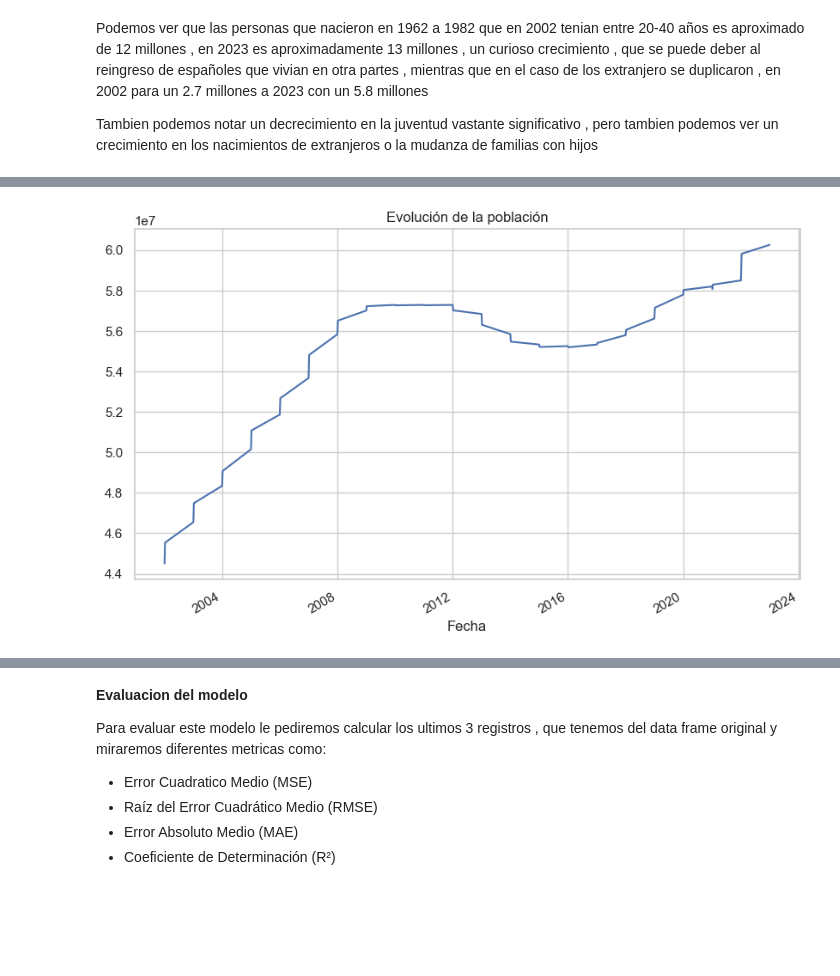
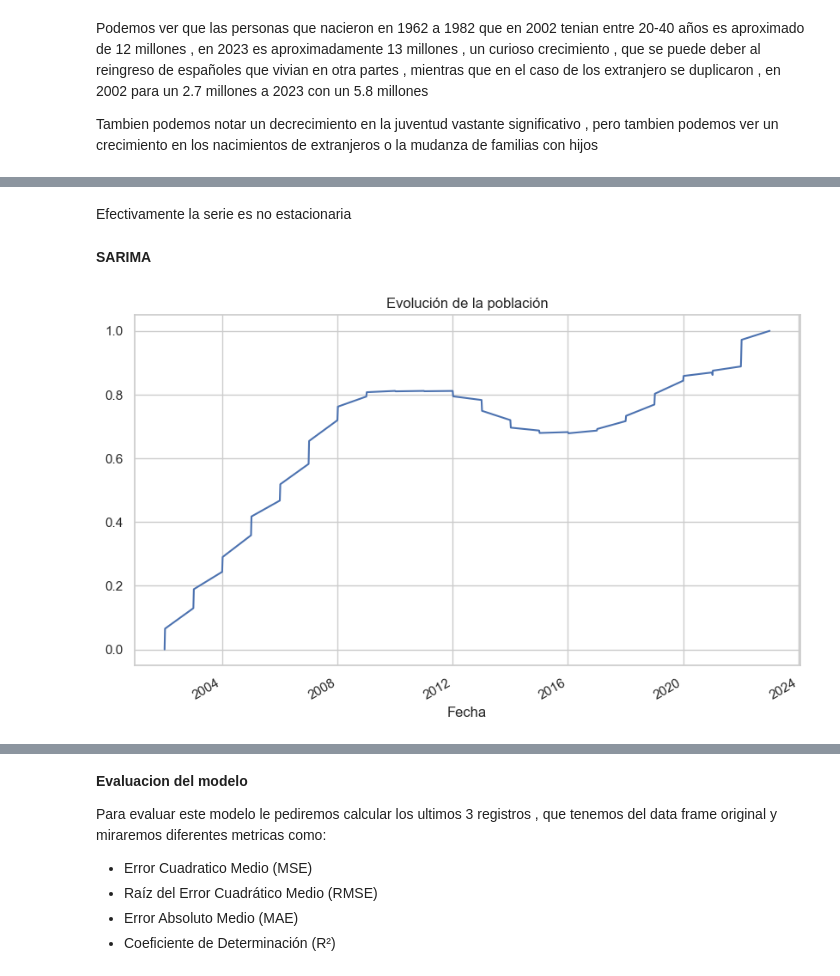
Before and after one commit to josermicri/Projects-Data-science, a Jupyter notebook: España/EDO.ipynb, the cells around one changed output, grey strips where cells are left out. Drawn from its saved outputs; the diff is of its cells as text; code cells hidden in the pictures; blank space fills up the shorter version.

```diff
--- a/España/EDO.ipynb
+++ b/España/EDO.ipynb
@@ -512,3 +598,7 @@ Escogeremos el mejor modelo
+# %% [markdown]
+Efectivamente la serie es no estacionaria
+# %% [markdown]
+**SARIMA**
 # %%
 # Importar librerias
 
@@ -522,24 +612,34 @@ register_matplotlib_converters()
 # %%
 #Definir Datos
 
 poblacion_historica = df.groupby('fecha_convertida')['total'].sum().reset_index()
+
+# Normalizacion de los datos
+
+from sklearn.preprocessing import MinMaxScaler
+#Definir la escala
+scaler = MinMaxScaler(feature_range=(0, 1))
+
+# Ajustar y transformar los datos
+poblacion_historica['Valores_normalizados'] = scaler.fit_transform(poblacion_historica[['total']])
+
 
 #Preparar los datos para modelazion
 
 poblacion_historica['Fecha'] = pd.to_datetime(poblacion_historica['fecha_convertida'])
 
 # Establecer la fecha como índice (necesario para ARIMA)
 
-df_org = poblacion_historica[['Fecha','total']]
+df_org = poblacion_historica[['Fecha','Valores_normalizados']]
 df_org.set_index('Fecha', inplace=True)
 
 
 # Graficar la serie temporal
-df_org['total'].plot(figsize=(10, 6))
+df_org['Valores_normalizados'].plot(figsize=(10, 6))
 plt.title('Evolución de la población')
 plt.show()
 # %% [output]
-[figure, old version]
+[figure, new version]
 # %%
 
 # Crear y entrenar el modelo ARIMA
```
Also changed, not shown: parts of 19 cells of this notebook.
